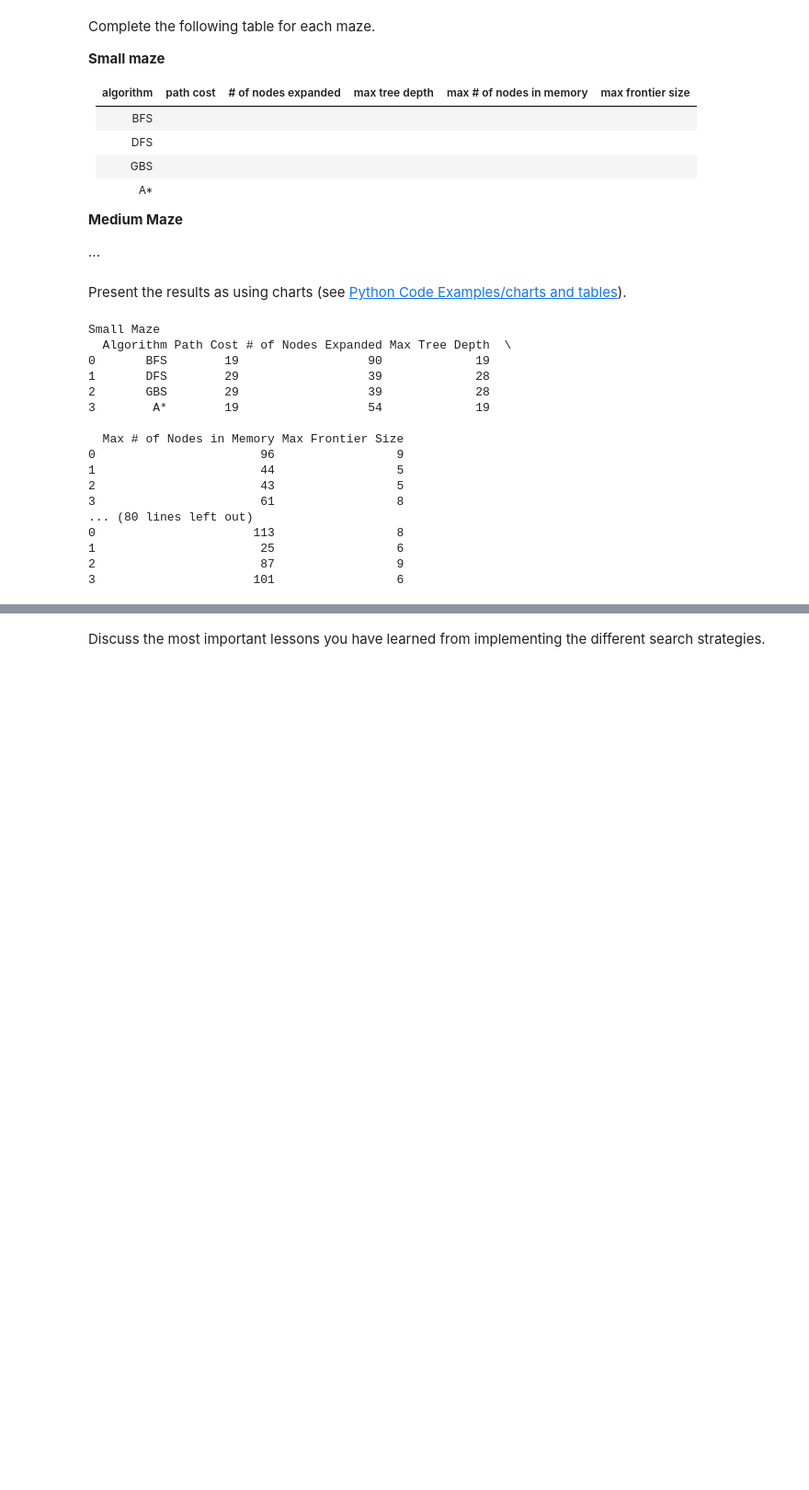
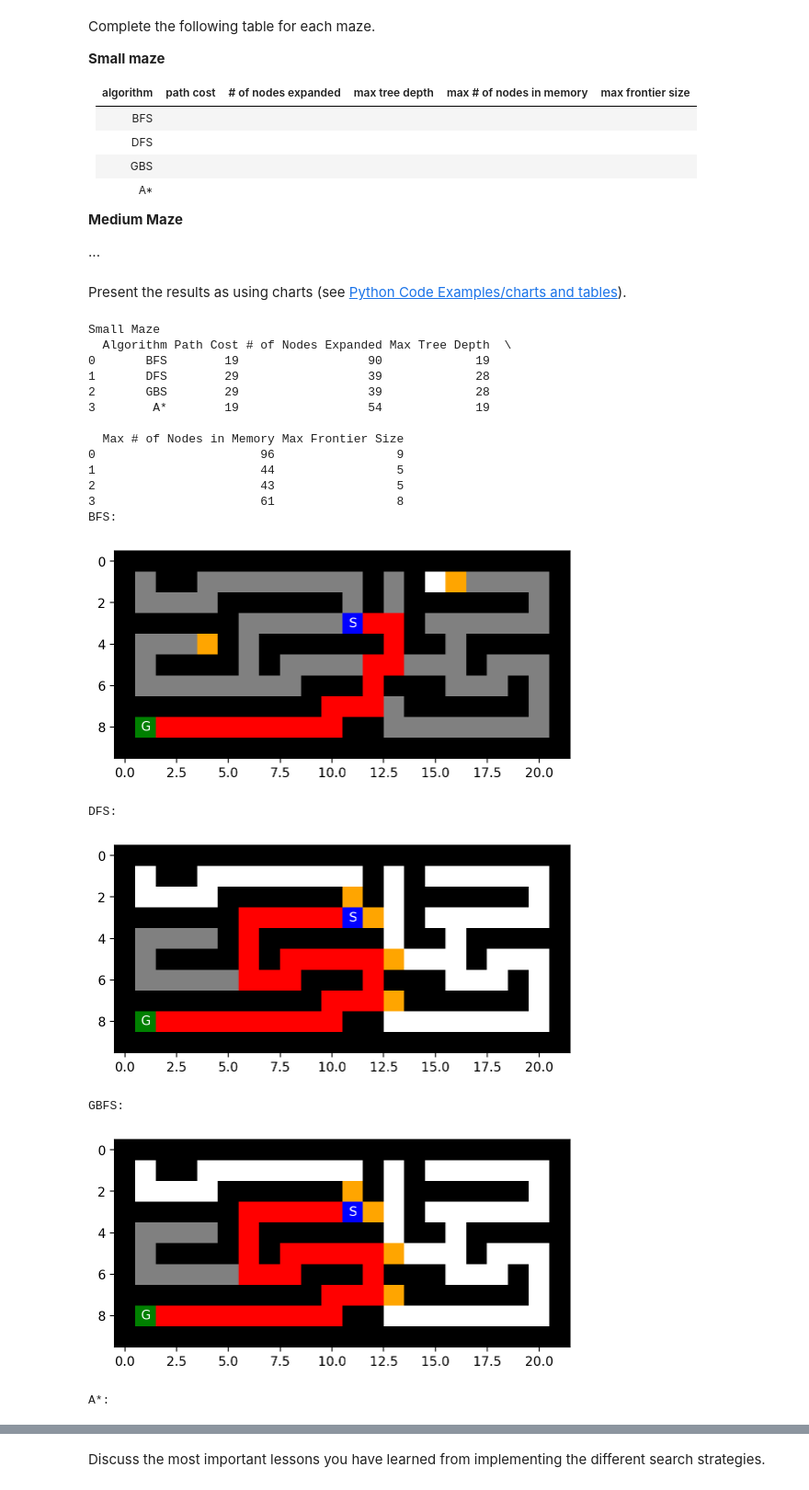
Before and after one commit to Shawn1303/Artificial-Intelligence, a Jupyter notebook: Hw1/Maze.ipynb, the cells around one changed output, grey strips where cells are left out. Shown: that part at 92% size. Saved outputs shown, nothing was run; the diff lists cells and outputs as text; code cells hidden in the pictures; blank space fills up the shorter version.

```diff
--- a/Hw1/Maze.ipynb
+++ b/Hw1/Maze.ipynb
@@ -718,42 +718,67 @@ for num in range(8):
   print(mazes[num][1])
   # Create a DataFrame with the specified columns
   columns = ['Algorithm', 'Path Cost', '# of Nodes Expanded', 'Max Tree Depth', 'Max # of Nodes in Memory', 'Max Frontier Size']
-  df = pd.DataFrame(columns=columns)
+  # df = pd.DataFrame(columns=columns)
 
   #data[maze(0-7)][search algorrithm(0-3)][algorithm solution(0) or maze(1)][results(0-4)]
   chart = [
       ['BFS', data[num][0][0][0].cost if data[num][0][0][0] else "N/A*",
        data[num][0][0][1], data[num][0][0][2], data[num][0][0][3], data[num][0][0][4]],
       ['DFS', data[num][1][0][0].cost if data[num][1][0][0] else "N/A*",
        data[num][1][0][1], data[num][1][0][2], data[num][1][0][3], data[num][1][0][4]],
       ['GBS', data[num][2][0][0].cost if data[num][0][0][0] else "N/A*",
        data[num][2][0][1], data[num][2][0][2], data[num][2][0][3], data[num][2][0][4]],
       ['A*', data[num][3][0][0].cost if data[num][0][0][0] else "N/A*",
        data[num][3][0][1], data[num][3][0][2], data[num][3][0][3], data[num][3][0][4]],
   ]
 
+  chart = np.array(chart)
+
+  df = pd.DataFrame(chart, columns=columns)
+
   # Add the data to the DataFrame
-  for row in chart:
-      # df = df.append(pd.Series(row, index=df.columns), ignore_index=True)
-      df = pd.concat([df, pd.DataFrame([row], columns=df.columns)], ignore_index=True)
+  # for row in chart:
+  #     # df = df.append(pd.Series(row, index=df.columns), ignore_index=True)
+  #     df = pd.concat([df, pd.DataFrame([row], columns=df.columns)], ignore_index=True)
 
   # Print the DataFrame
   print(df)
+
+  for algo in range(4):
+    solution = data[num][algo][0][0]
+    maze = data[num][algo][1]
+    if solution:
+      if algo == 0:
+        print("BFS:")
+      elif algo == 1:
+        print("DFS:")
+      elif algo == 2:
+        print("GBFS:")
+      else:
+        print("A*:")
+
+      while solution:
+        if solution.pos != mh.find_pos(maze, what = "S") and solution.pos != mh.find_pos(maze, what = "G"):
+          maze[solution.pos[0], solution.pos[1]] = 'P'
+        solution = solution.parent
+      mh.show_maze(maze)
 # %% [output]
 Small Maze
   Algorithm Path Cost # of Nodes Expanded Max Tree Depth  \
 0       BFS        19                  90             19
 1       DFS        29                  39             28
 2       GBS        29                  39             28
 3        A*        19                  54             19
 
   Max # of Nodes in Memory Max Frontier Size
 0                       96                 9
 1                       44                 5
 2                       43                 5
 3                       61                 8
-... (80 lines left out)
-0                      113                 8
-1                       25                 6
-2                       87                 9
-3                      101                 6
+BFS:
+[figure, added]
+DFS:
+[figure, added]
+GBFS:
+[figure, added]
+A*:
```
Also changed, not shown: parts of 1 cell of this notebook.
